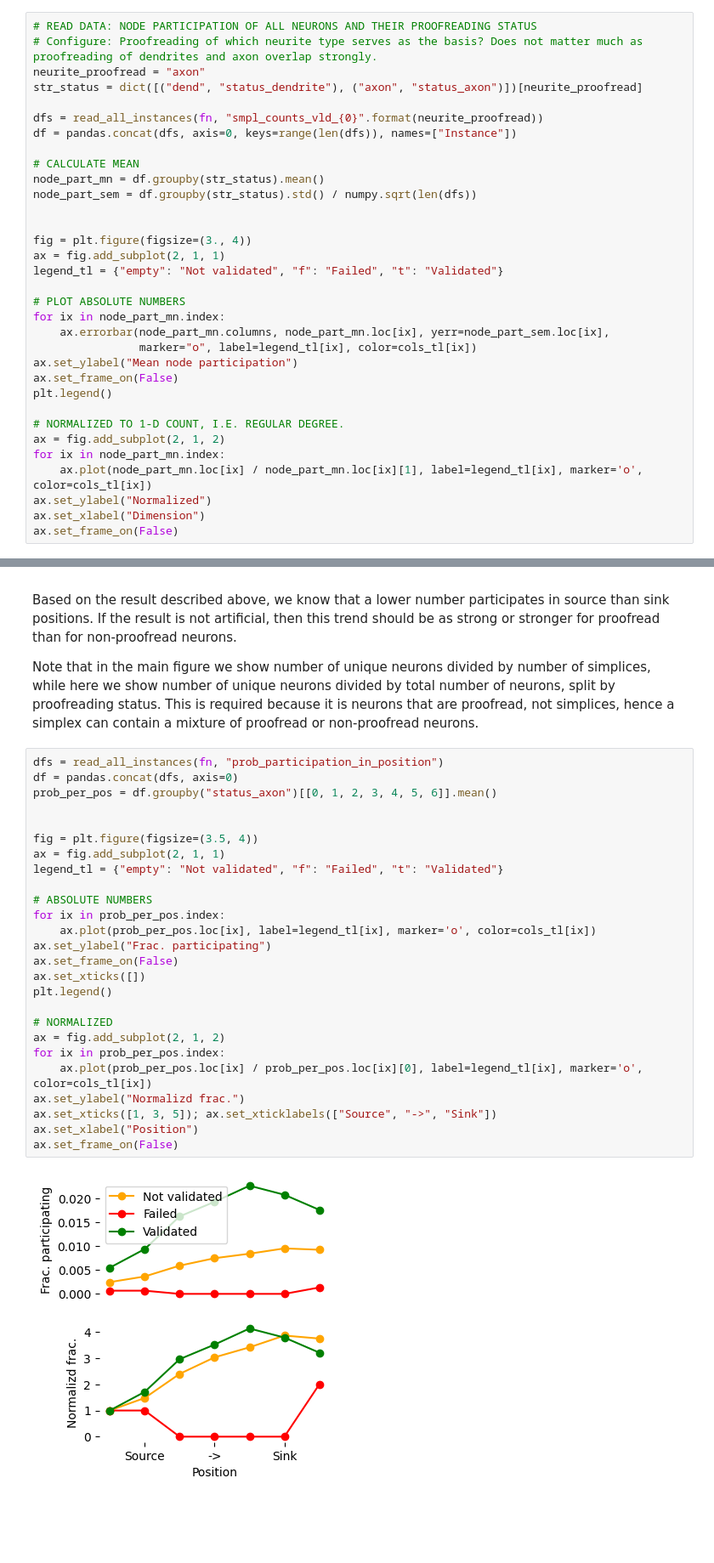
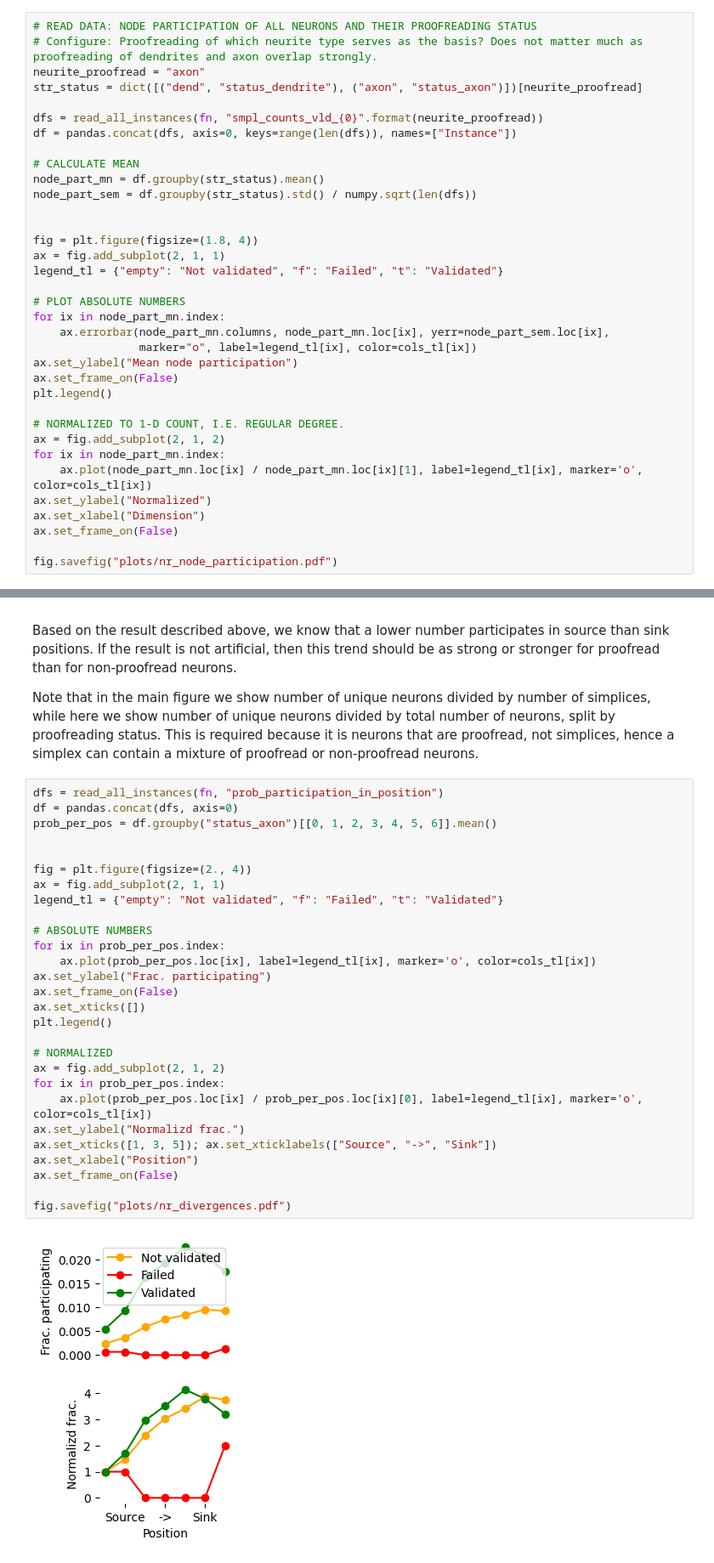
Before and after one commit to MWolfR/excitation_inhibition_topology, a Jupyter notebook: Plot test of proofreading.ipynb, the cells around one changed output, grey strips where cells are left out. Shown at 85% size. Drawn from its saved outputs; the diff is of its cells as text; blank space fills up the shorter version.

```diff
--- a/Plot test of proofreading.ipynb
+++ b/Plot test of proofreading.ipynb
@@ -46,7 +46,7 @@ node_part_mn = df.groupby(str_status).mean()
 node_part_sem = df.groupby(str_status).std() / numpy.sqrt(len(dfs))
 
 
-fig = plt.figure(figsize=(3., 4))
+fig = plt.figure(figsize=(1.8, 4))
 ax = fig.add_subplot(2, 1, 1)
 legend_tl = {"empty": "Not validated", "f": "Failed", "t": "Validated"}
 
@@ -65,4 +65,6 @@ for ix in node_part_mn.index:
 ax.set_ylabel("Normalized")
 ax.set_xlabel("Dimension")
 ax.set_frame_on(False)
+
+fig.savefig("plots/nr_node_participation.pdf")
 # %% [output]
@@ -81,31 +83,33 @@ Note that in the main figure we show number of unique neurons divided by number
 # %%
 dfs = read_all_instances(fn, "prob_participation_in_position")
 df = pandas.concat(dfs, axis=0)
 prob_per_pos = df.groupby("status_axon")[[0, 1, 2, 3, 4, 5, 6]].mean()
 
 
-fig = plt.figure(figsize=(3.5, 4))
+fig = plt.figure(figsize=(2., 4))
 ax = fig.add_subplot(2, 1, 1)
 legend_tl = {"empty": "Not validated", "f": "Failed", "t": "Validated"}
 
 # ABSOLUTE NUMBERS
 for ix in prob_per_pos.index:
     ax.plot(prob_per_pos.loc[ix], label=legend_tl[ix], marker='o', color=cols_tl[ix])
 ax.set_ylabel("Frac. participating")
 ax.set_frame_on(False)
 ax.set_xticks([])
 plt.legend()
 
 # NORMALIZED
 ax = fig.add_subplot(2, 1, 2)
 for ix in prob_per_pos.index:
     ax.plot(prob_per_pos.loc[ix] / prob_per_pos.loc[ix][0], label=legend_tl[ix], marker='o', color=cols_tl[ix])
 ax.set_ylabel("Normalizd frac.")
 ax.set_xticks([1, 3, 5]); ax.set_xticklabels(["Source", "->", "Sink"])
 ax.set_xlabel("Position")
 ax.set_frame_on(False)
+
+fig.savefig("plots/nr_divergences.pdf")
 # %% [output]
-[figure, old version]
+[figure, new version]
 # %% [markdown]
 ## Test of proofreading on connectivity between inhibitory neurons and simplices
 
```
Also changed, not shown: parts of 6 cells of this notebook, 4 other files.
